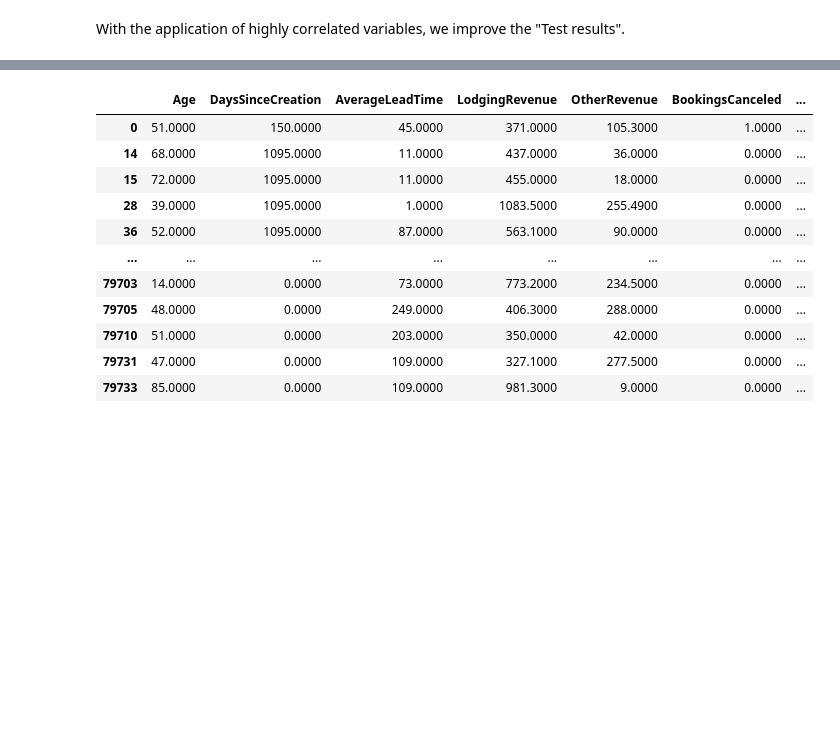
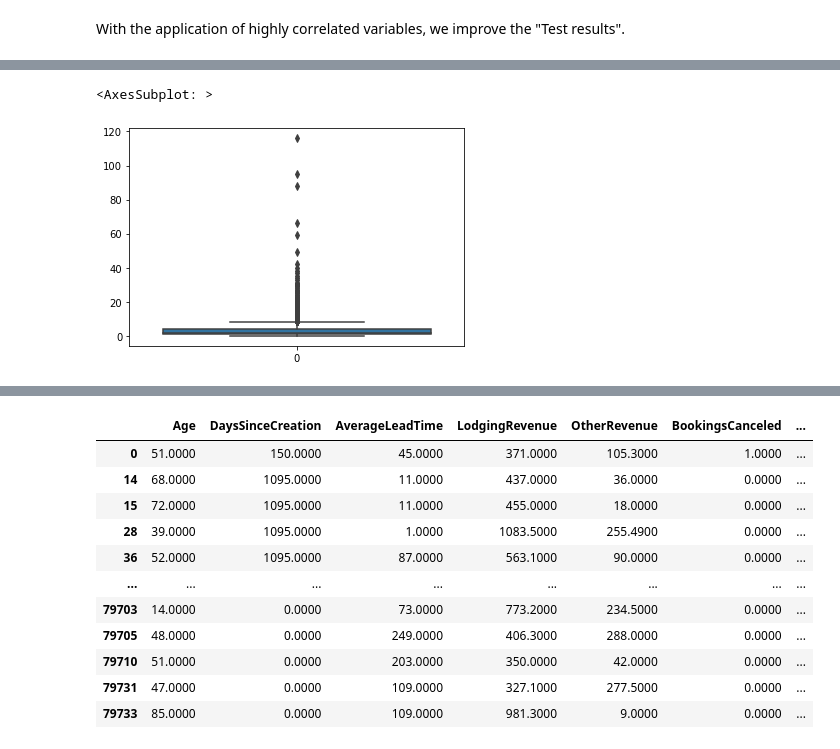
Before and after one commit to iremirezdeganuza72/Cohort_Analysis, a Jupyter notebook: Cohort analysis and segmentation.ipynb, the cells around one changed output, grey strips where cells are left out. Drawn from its saved outputs; the diff is of its cells as text; code cells hidden in the pictures; blank space fills up the shorter version.

```diff
--- a/Cohort analysis and segmentation.ipynb
+++ b/Cohort analysis and segmentation.ipynb
@@ -980,0 +1004,5 @@ With the application of highly correlated variables, we improve the "Test result
+# %%
+sns.boxplot(df1['RoomNights'])
+# %% [output]
+<AxesSubplot: >
+[figure, added]
```
Also changed, not shown: parts of 24 cells of this notebook.
